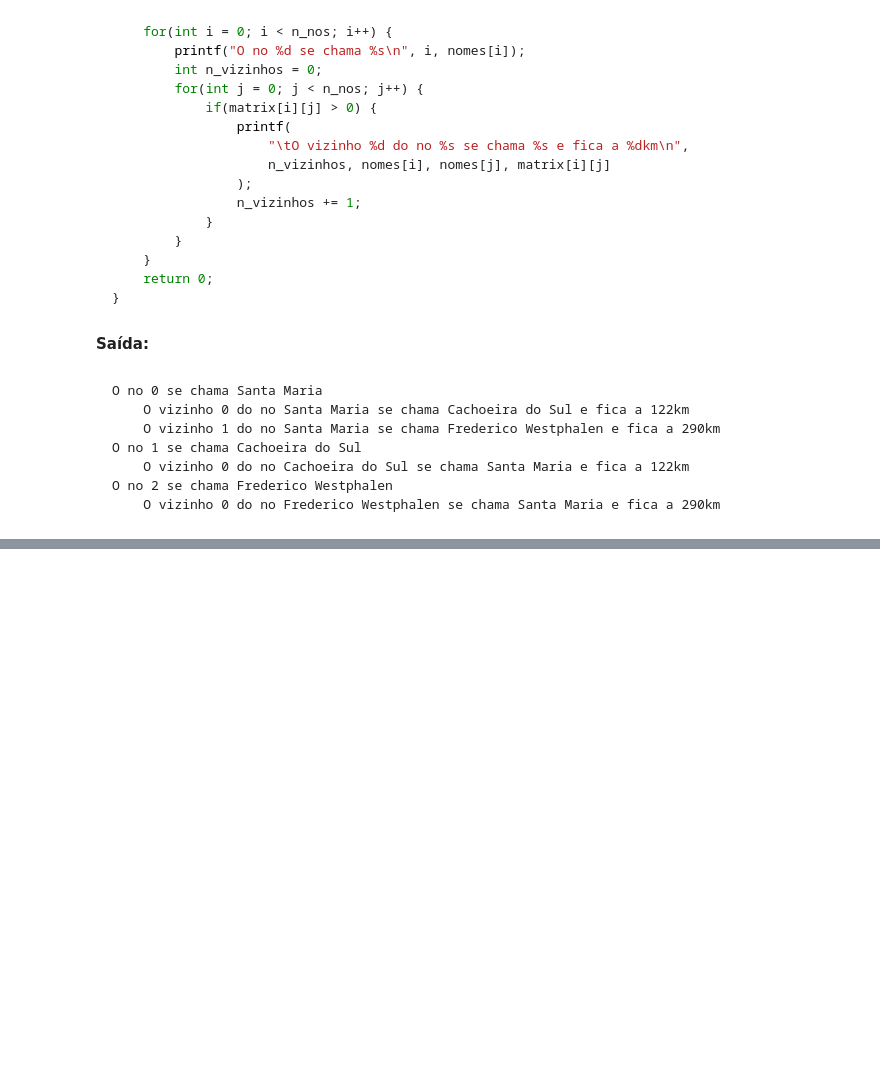
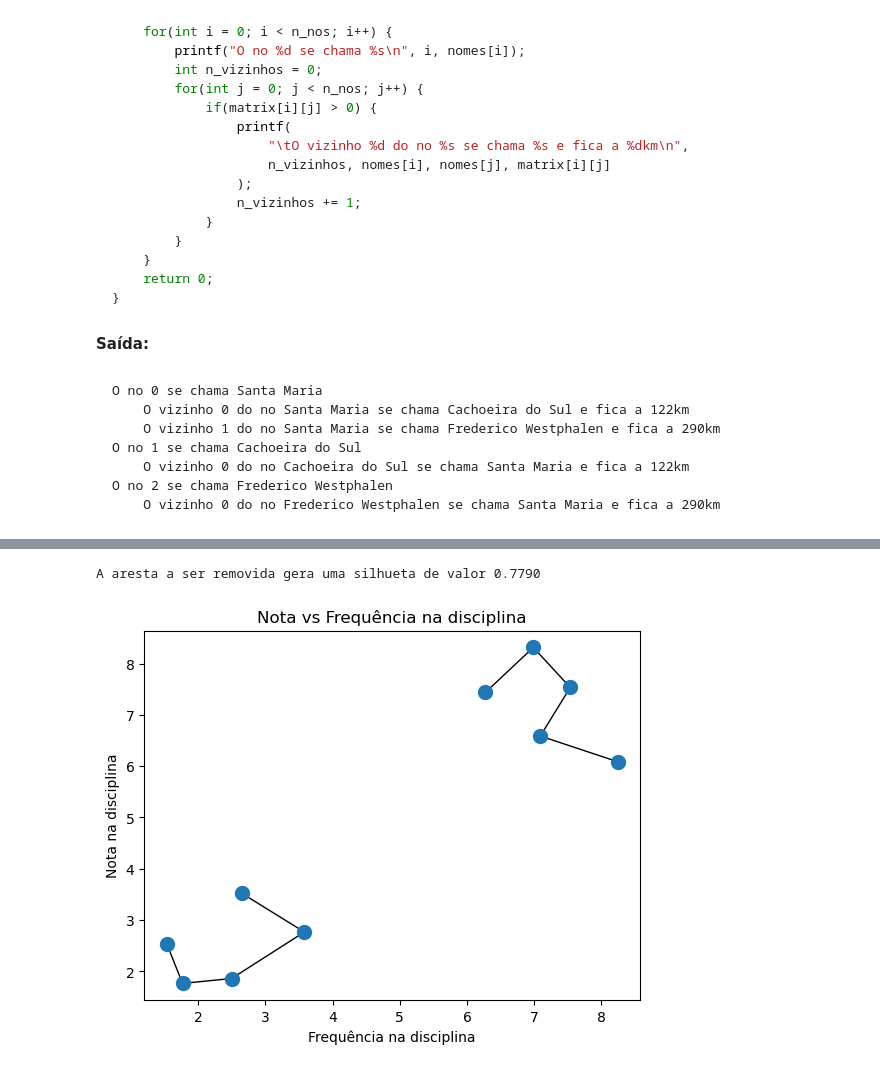
Before and after one commit to Concursos-Henry/graphs, a Jupyter notebook: aula.ipynb, the cells around one changed output, grey strips where cells are left out. Saved outputs shown, nothing was run; the diff lists cells and outputs as text; code cells hidden in the pictures; blank space fills up the shorter version.

```diff
--- a/aula.ipynb
+++ b/aula.ipynb
@@ -247,0 +393,39 @@ O no 2 se chama Frederico Westphalen
+# %%
+from sklearn.metrics import silhouette_score
+import copy
+
+scores = []
+options = []
+for a, b in G.edges():
+    g = copy.deepcopy(G)
+    g.remove_edge(a, b)
+    group_a = nx.node_connected_component(g, a)
+    group_b = nx.node_connected_component(g, b)
+    labels = np.ones(10, dtype=int)
+    labels[list(group_a)] = 0
+    score = silhouette_score(X, labels)
+    scores += [score]
+    options += [(a, b)]
+
+best = np.argmax(scores)
+print(f'A aresta a ser removida gera uma silhueta de valor {scores[best]:.4f}')
+# %% [output]
+A aresta a ser removida gera uma silhueta de valor 0.7790
+# %%
+from sklearn.datasets import make_blobs
+
+fig, ax = plot_graph()
+
+g = copy.deepcopy(G)
+g.remove_edge(*options[best])
+
+edges = g.edges()
+for i1, i2 in edges:
+    ax.plot(
+        (X[i1, 0], X[i2, 0]),
+        (X[i1, 1], X[i2, 1]),
+        color='black', linewidth=1., zorder=0
+    )
+plt.show()
+# %% [output]
+[figure, added]
```
Also changed, not shown: parts of 27 cells of this notebook, 4 other files.
